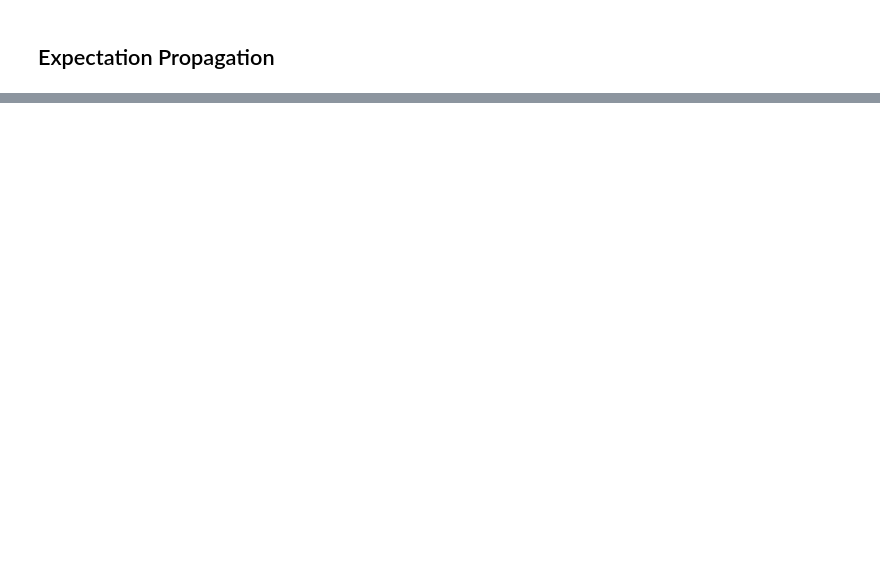
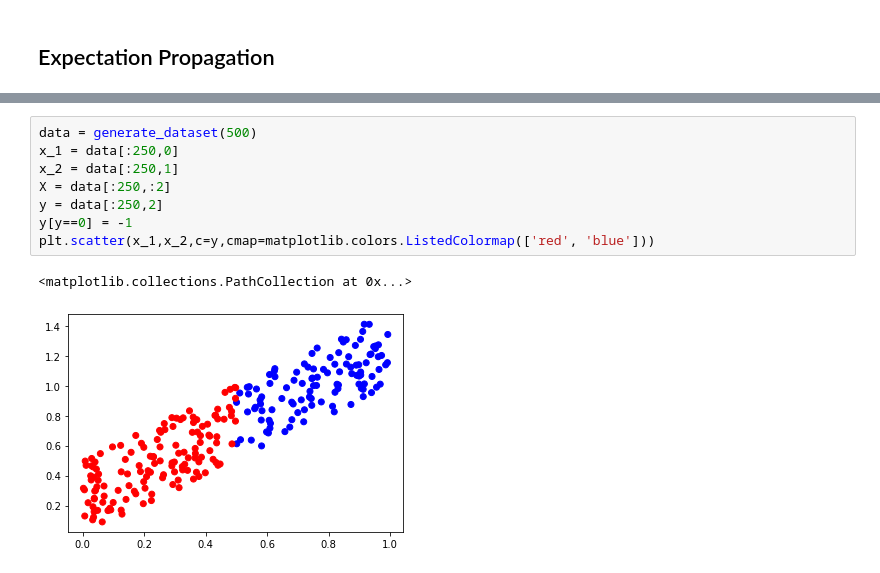
Before and after one commit to ThomasHeap/Examples, a Jupyter notebook: Gaussian_Processes/Chapter 2.ipynb, the cells around one changed output, grey strips where cells are left out. Cells and saved outputs as stored; diff of their text form; blank space fills up the shorter version.

```diff
--- a/Gaussian_Processes/Chapter 2.ipynb
+++ b/Gaussian_Processes/Chapter 2.ipynb
@@ -180,0 +249,11 @@ plt.scatter(x_1,x_2,c=y,cmap=matplotlib.colors.ListedColormap(['red', 'blue']))
+# %%
+data = generate_dataset(500)
+x_1 = data[:250,0]
+x_2 = data[:250,1]
+X = data[:250,:2]
+y = data[:250,2]
+y[y==0] = -1
+plt.scatter(x_1,x_2,c=y,cmap=matplotlib.colors.ListedColormap(['red', 'blue']))
+# %% [output]
+<matplotlib.collections.PathCollection at 0x...>
+[figure, added]
```
Also changed, not shown: parts of 8 cells of this notebook.
